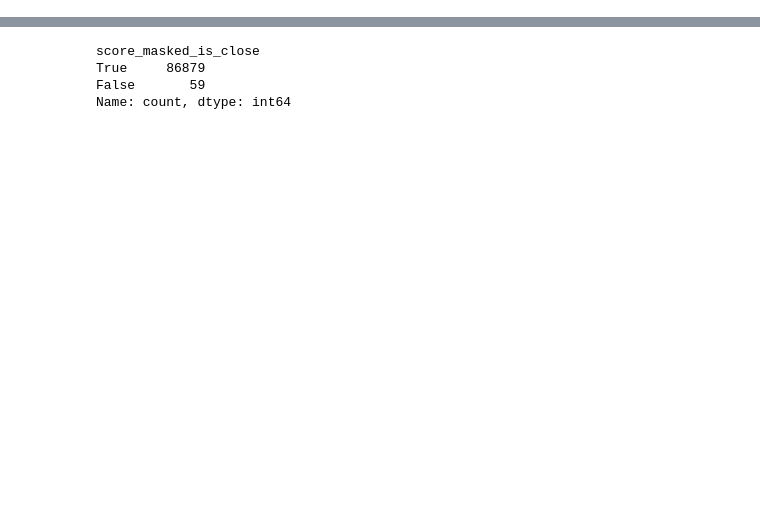
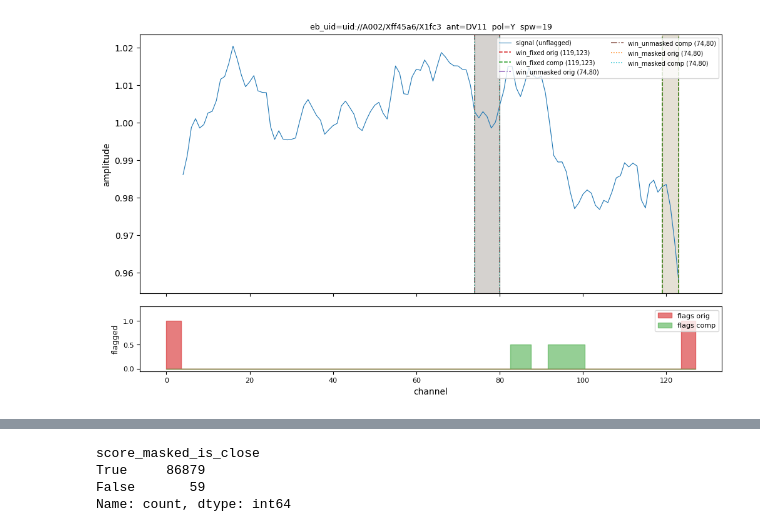
Before and after one commit to BeardyMan37/CosmicAI, a Jupyter notebook: pipeline_verification.ipynb, the cells around one changed output, grey strips where cells are left out. Saved outputs shown, nothing was run; the diff lists cells and outputs as text; code cells hidden in the pictures; blank space fills up the shorter version.

```diff
--- a/pipeline_verification.ipynb
+++ b/pipeline_verification.ipynb
@@ -128,0 +300,79 @@ merged.to_parquet("data/QA2_result_comparison.parquet", engine='pyarrow', compre
+# %%
+# --- find the row ---
+mask = (
+    (merged["eb_uid"]       == "uid://A002/Xff45a6/X1fc3") &
+    (merged["antenna_name"] == "DV11") &
+    (merged["pol_id"]       == "Y") &
+    (merged["spw_name_ms"]  == "19")
+)
+row = merged[mask]
+print(f"rows found: {len(row)}")
+if len(row) == 0:
+    raise ValueError("No matching row")
+row = row.iloc[0]
+
+amp        = np.asarray(row["amplitude"],       dtype=np.float64).ravel()
+freq       = np.asarray(row["frequency_array"], dtype=np.float64).ravel()
+flags_orig = np.asarray(row["flag_array"],      dtype=bool).ravel()
+n  = len(amp)
+ch = np.arange(n)
+
+flags_comp = np.zeros(n, dtype=bool)
+atm = row["atmospheric_interference_computed"]
+if atm is not None and len(atm) > 0:
+    for item in atm:
+        flags_comp[int(item[0]):int(item[1])+1] = True
+
+amp_plot = amp.copy().astype(float)
+amp_plot[flags_orig] = np.nan
+
+fig, axes = plt.subplots(2, 1, figsize=(12, 7), sharex=True,
+                         gridspec_kw={"height_ratios": [4, 1]})
+fig.subplots_adjust(hspace=0.08)
+
+ax = axes[0]
+ax.plot(ch, amp_plot, lw=0.8, color="#1f77b4", label="signal (unflagged)")
+
+windows = [
+    ("win_fixed",    "#d62728", "#2ca02c",  "--"),
+    ("win_unmasked", "#9467bd", "#8c564b",  "-."),
+    ("win_masked",   "#ff7f0e", "#17becf",  ":"),
+]
+
+for win_key, col_orig, col_comp, ls in windows:
+    for col, key, label in [(col_orig, "original", "orig"),
+                            (col_comp, "computed", "comp")]:
+        a = int(row[f"{win_key}_start_{key}"])
+        b = int(row[f"{win_key}_end_{key}"])
+        ax.axvspan(a, b, alpha=0.10, color=col)
+        ax.axvline(a, color=col, lw=1.1, ls=ls,
+                   label=f"{win_key} {label} ({a},{b})")
+        ax.axvline(b, color=col, lw=1.1, ls=ls)
+
+ax.set_ylabel("amplitude", fontsize=10)
+ax.legend(fontsize=7, loc="upper right", ncol=2)
+ax.set_title(
+    f"eb_uid={row['eb_uid']}  ant={row['antenna_name']}  "
+    f"pol={row['pol_id']}  spw={row['spw_name_ms']}",
+    fontsize=9)
+
+ax2 = axes[1]
+ax2.fill_between(ch, flags_orig.astype(int), step="mid",
+                 color="#d62728", alpha=0.6, label="flags orig")
+ax2.fill_between(ch, flags_comp.astype(int) * 0.5, step="mid",
+                 color="#2ca02c", alpha=0.5, label="flags comp")
+ax2.set_ylabel("flagged", fontsize=9)
+ax2.set_ylim(-0.05, 1.3)
+ax2.set_xlabel("channel", fontsize=10)
+ax2.legend(fontsize=8, loc="upper right")
+ax2.tick_params(labelsize=8)
+
+plt.savefig("signal_debug.png", dpi=150, bbox_inches="tight")
+plt.show()
+
+for win_key in ("win_fixed", "win_unmasked", "win_masked"):
+    sc_o = row[f"score_{win_key.split('_')[1]}_original"]
+    sc_c = row[f"score_{win_key.split('_')[1]}_computed"]
+    ok   = row[f"score_{win_key.split('_')[1]}_is_close"]
+    print(f"{win_key:<14}  orig={sc_o:.4f}  comp={sc_c:.4f}  close={ok}")
+# %% [output]
@@ -128,0 +380 @@ merged.to_parquet("data/QA2_result_comparison.parquet", engine='pyarrow', compre
+[figure, added]
```
Also changed, not shown: parts of 10 cells of this notebook, 16 other files.
